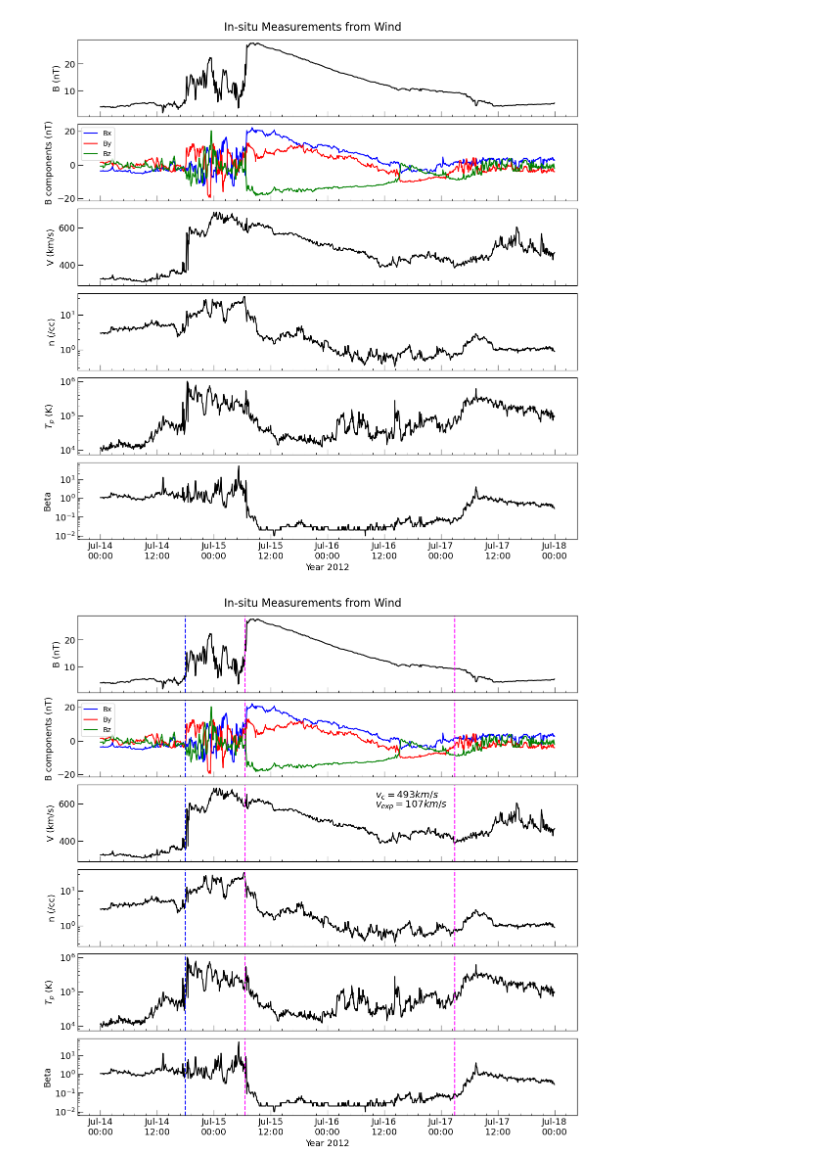
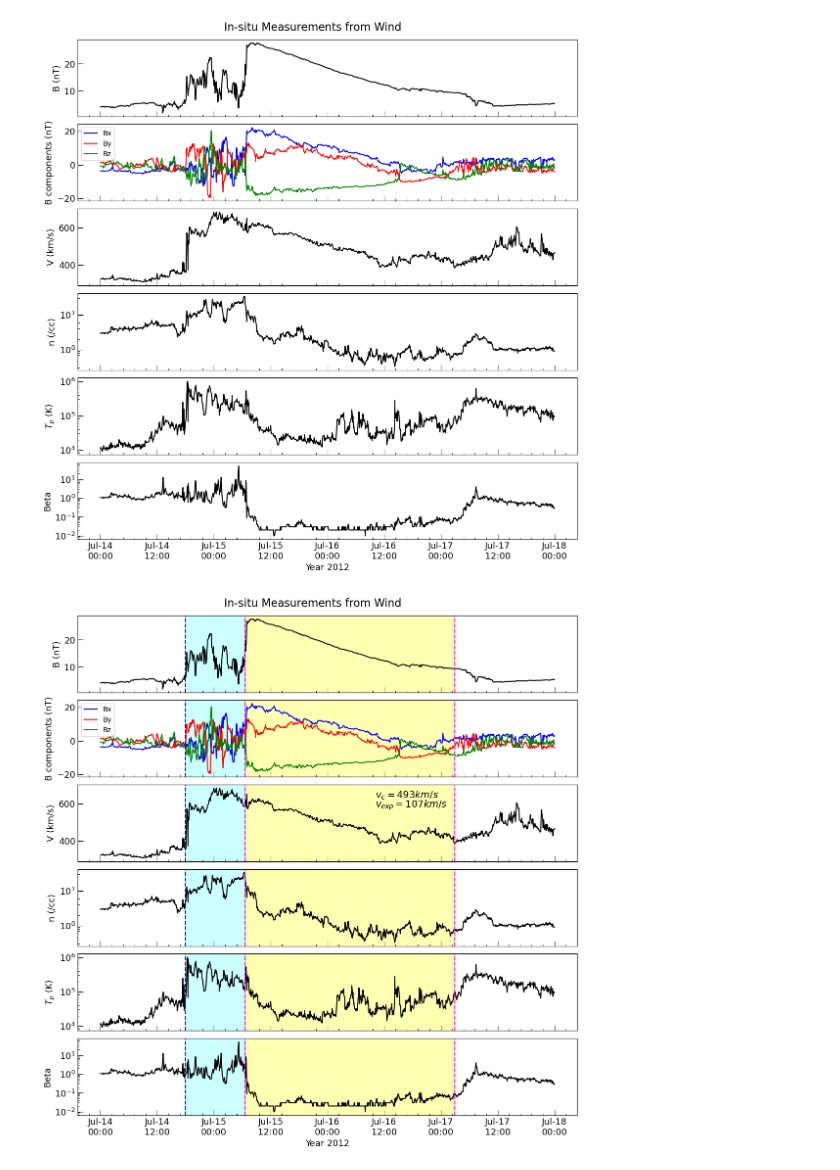
Before and after one commit to priyanujkashyap/KWS24, a Jupyter notebook: InSituObs.ipynb/InSitu.ipynb, the cells around one changed output. Cells and saved outputs as stored; diff of their text form; code cells hidden in the pictures.

```diff
--- a/InSituObs.ipynb/InSitu.ipynb
+++ b/InSituObs.ipynb/InSitu.ipynb
@@ -454,46 +454,46 @@ ax44.axvline(a[205], color='blue',linestyle='--') ## shock
 ax44.axvline(a[352], color='magenta',linestyle='--')
 ax44.axvline(a[880], color='magenta',linestyle='--')
 yax = ax44.axes.get_yaxis()
 ax44 = yax.set_visible(False)
 
 
 ax55 = ax5.twinx()
 ax55.axvline(a[205], color='blue',linestyle='--') ## shock
 ax55.axvline(a[352], color='magenta',linestyle='--')
 ax55.axvline(a[880], color='magenta',linestyle='--')
 yax = ax55.axes.get_yaxis()
 ax55 = yax.set_visible(False)
 
-# # Highlight the ICME area
-# ax.axvspan(a[352],a[880], facecolor='yellow', alpha=0.3, edgecolor='magenta', linewidth=1)
-# ax1.axvspan(a[352],a[880], facecolor='yellow', alpha=0.3, edgecolor='magenta', linewidth=1)
-# ax2.axvspan(a[352],a[880], facecolor='yellow', alpha=0.3, edgecolor='magenta', linewidth=1)
-# ax3.axvspan(a[352],a[880], facecolor='yellow', alpha=0.3, edgecolor='magenta', linewidth=1)
-# ax4.axvspan(a[352],a[880], facecolor='yellow', alpha=0.3, edgecolor='magenta', linewidth=1)
-# ax5.axvspan(a[352],a[880], facecolor='yellow', alpha=0.3, edgecolor='magenta', linewidth=1)
+# Highlight the ICME area
+ax.axvspan(a[352],a[880], facecolor='yellow', alpha=0.3, edgecolor='magenta', linewidth=1)
+ax1.axvspan(a[352],a[880], facecolor='yellow', alpha=0.3, edgecolor='magenta', linewidth=1)
+ax2.axvspan(a[352],a[880], facecolor='yellow', alpha=0.3, edgecolor='magenta', linewidth=1)
+ax3.axvspan(a[352],a[880], facecolor='yellow', alpha=0.3, edgecolor='magenta', linewidth=1)
+ax4.axvspan(a[352],a[880], facecolor='yellow', alpha=0.3, edgecolor='magenta', linewidth=1)
+ax5.axvspan(a[352],a[880], facecolor='yellow', alpha=0.3, edgecolor='magenta', linewidth=1)
 
-# # Highlight the Sheath area
-# ax.axvspan(a[205],a[352], facecolor='cyan', alpha=0.2, edgecolor='blue', linewidth=1)
-# ax1.axvspan(a[205],a[352], facecolor='cyan', alpha=0.2, edgecolor='blue', linewidth=1)
-# ax2.axvspan(a[205],a[352], facecolor='cyan', alpha=0.2, edgecolor='blue', linewidth=1)
-# ax3.axvspan(a[205],a[352], facecolor='cyan', alpha=0.2, edgecolor='blue', linewidth=1)
-# ax4.axvspan(a[205],a[352], facecolor='cyan', alpha=0.2, edgecolor='blue', linewidth=1)
-# ax5.axvspan(a[205],a[352], facecolor='cyan', alpha=0.2, edgecolor='blue', linewidth=1)
+# Highlight the Sheath area
+ax.axvspan(a[205],a[352], facecolor='cyan', alpha=0.2, edgecolor='blue', linewidth=1)
+ax1.axvspan(a[205],a[352], facecolor='cyan', alpha=0.2, edgecolor='blue', linewidth=1)
+ax2.axvspan(a[205],a[352], facecolor='cyan', alpha=0.2, edgecolor='blue', linewidth=1)
+ax3.axvspan(a[205],a[352], facecolor='cyan', alpha=0.2, edgecolor='blue', linewidth=1)
+ax4.axvspan(a[205],a[352], facecolor='cyan', alpha=0.2, edgecolor='blue', linewidth=1)
+ax5.axvspan(a[205],a[352], facecolor='cyan', alpha=0.2, edgecolor='blue', linewidth=1)
 
 
 
 
-## redefining the plotting area
+# redefining the plotting area
 
 plt.subplots_adjust(left=0.1,
                     bottom=0.1,
                     right=0.95,
                     top=0.95,
                     wspace=0.1,
                     hspace=0.1)
 
 
 #plt.savefig('ICME_14july2012_final.png', dpi=400)
 #cyan,brown,blue,darkviolet,magenta
 # %% [output]
-[figure, old version]
+[figure, new version]
```
Also changed, not shown: 2 other files.
